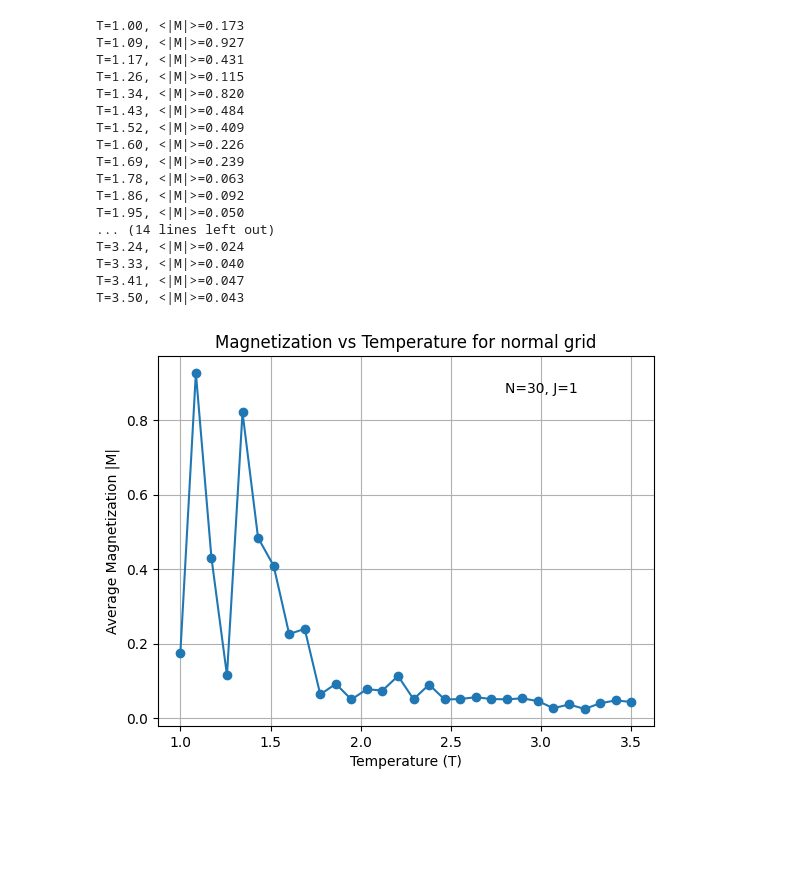
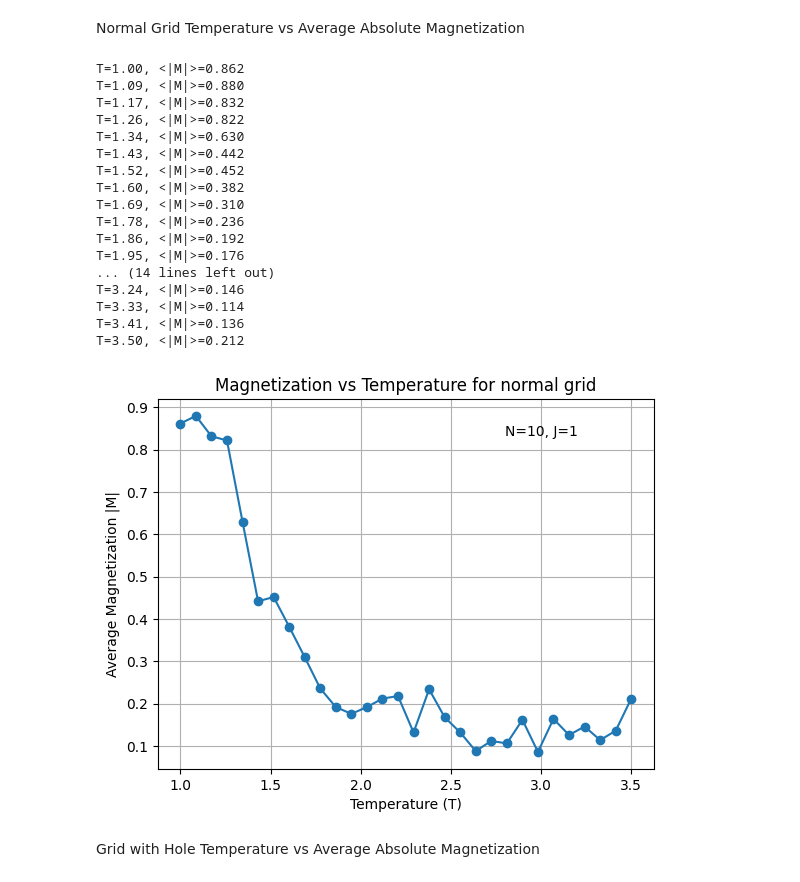
Before and after one commit to nirmiller/comp_phy_final_project, a Jupyter notebook: stats_n_graphs.ipynb, the cells around one changed output. Drawn from its saved outputs; the diff is of its cells as text; code cells hidden in the pictures; blank space fills up the shorter version.

```diff
--- a/stats_n_graphs.ipynb
+++ b/stats_n_graphs.ipynb
@@ -4,9 +4,11 @@ import electron
 from grid import Grid, HoleGrid, Mobius, Cylinder, Torus
 import matplotlib.pyplot as plt
 import numpy as np
+# %% [markdown]
+Normal Grid Temperature vs Average Absolute Magnetization
 # %%
 # --- Parameters ---
-N = 30            # Lattice size
+N = 10            # Lattice size
 J = 1            # Coupling constant
 temps = np.linspace(1, 3.5, 30)  # Temperature range
 eq_steps = 20  # Steps for equilibration
@@ -20,47 +22,49 @@ def B_vs_T(temps, eq_steps, mc_steps, runs_per_T):
     for T in temps:
         newGrid = Grid(n_x=N, n_y=N, gridPointObject=electron.ClassicElectron)
         isingModel.grid = newGrid
         isingModel.temperature = T
         total_mag = 0
         for run in range(runs_per_T):
             #equilibration
             isingModel.runSimulation(eq_steps)
             #measurement
             isingModel.runSimulation(mc_steps)
             # calculate magnetization
             total_mag += isingModel.magnetization()
         avg_mag = total_mag / runs_per_T
         magnetizations.append(avg_mag)
         print(f"T={T:.2f}, <|M|>={magnetizations[-1]:.3f}")
     return magnetizations
 
 mags = B_vs_T(temps, eq_steps, mc_steps, runs_per_T)
 
 # graphing the results
 plt.plot(temps, mags, marker='o')
 plt.xlabel('Temperature (T)')
 plt.ylabel('Average Magnetization |M|')
 plt.title('Magnetization vs Temperature for normal grid')
 plt.text(0.7, 0.9, f'N={N}, J={J}', transform=plt.gca().transAxes)
 #plt.legend()
 plt.grid()
 plt.show()
 # %% [output]
-T=1.00, <|M|>=0.173
-T=1.09, <|M|>=0.927
-T=1.17, <|M|>=0.431
-T=1.26, <|M|>=0.115
-T=1.34, <|M|>=0.820
-T=1.43, <|M|>=0.484
-T=1.52, <|M|>=0.409
-T=1.60, <|M|>=0.226
-T=1.69, <|M|>=0.239
-T=1.78, <|M|>=0.063
-T=1.86, <|M|>=0.092
-T=1.95, <|M|>=0.050
+T=1.00, <|M|>=0.862
+T=1.09, <|M|>=0.880
+T=1.17, <|M|>=0.832
+T=1.26, <|M|>=0.822
+T=1.34, <|M|>=0.630
+T=1.43, <|M|>=0.442
+T=1.52, <|M|>=0.452
+T=1.60, <|M|>=0.382
+T=1.69, <|M|>=0.310
+T=1.78, <|M|>=0.236
+T=1.86, <|M|>=0.192
+T=1.95, <|M|>=0.176
 ... (14 lines left out)
-T=3.24, <|M|>=0.024
-T=3.33, <|M|>=0.040
-T=3.41, <|M|>=0.047
-T=3.50, <|M|>=0.043
+T=3.24, <|M|>=0.146
+T=3.33, <|M|>=0.114
+T=3.41, <|M|>=0.136
+T=3.50, <|M|>=0.212
-[figure, old version]
+[figure, new version]
+# %% [markdown]
+Grid with Hole Temperature vs Average Absolute Magnetization
```
Also changed, not shown: parts of 2 cells of this notebook, 1 other file.
